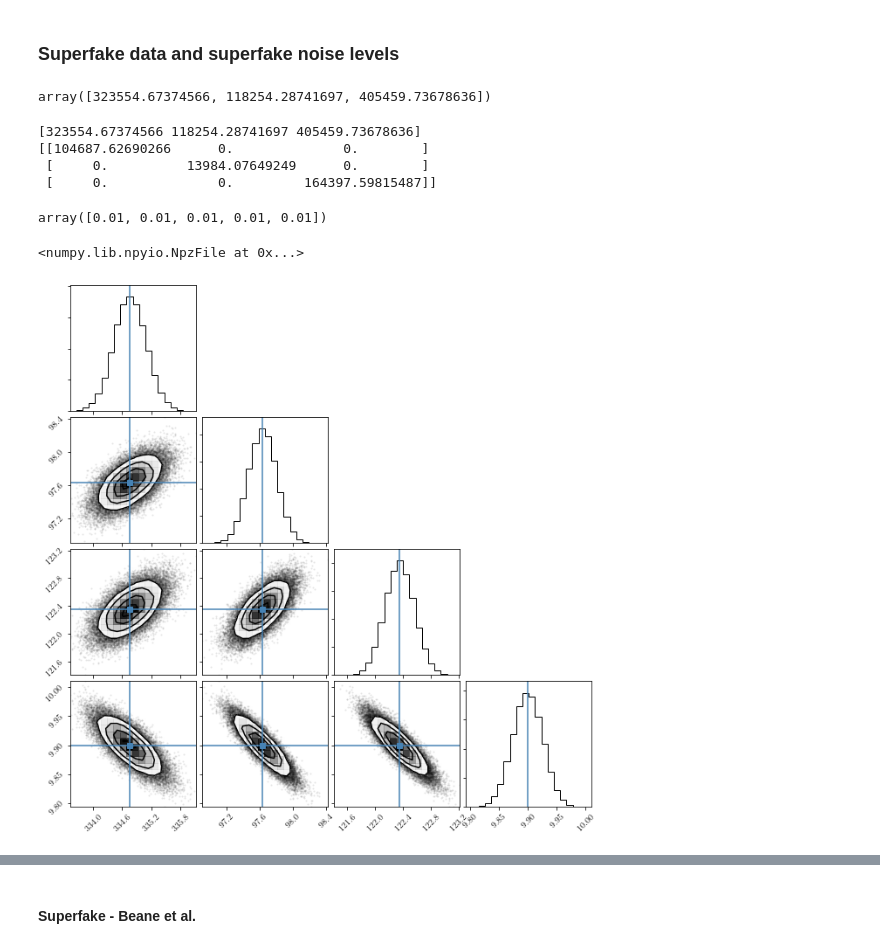
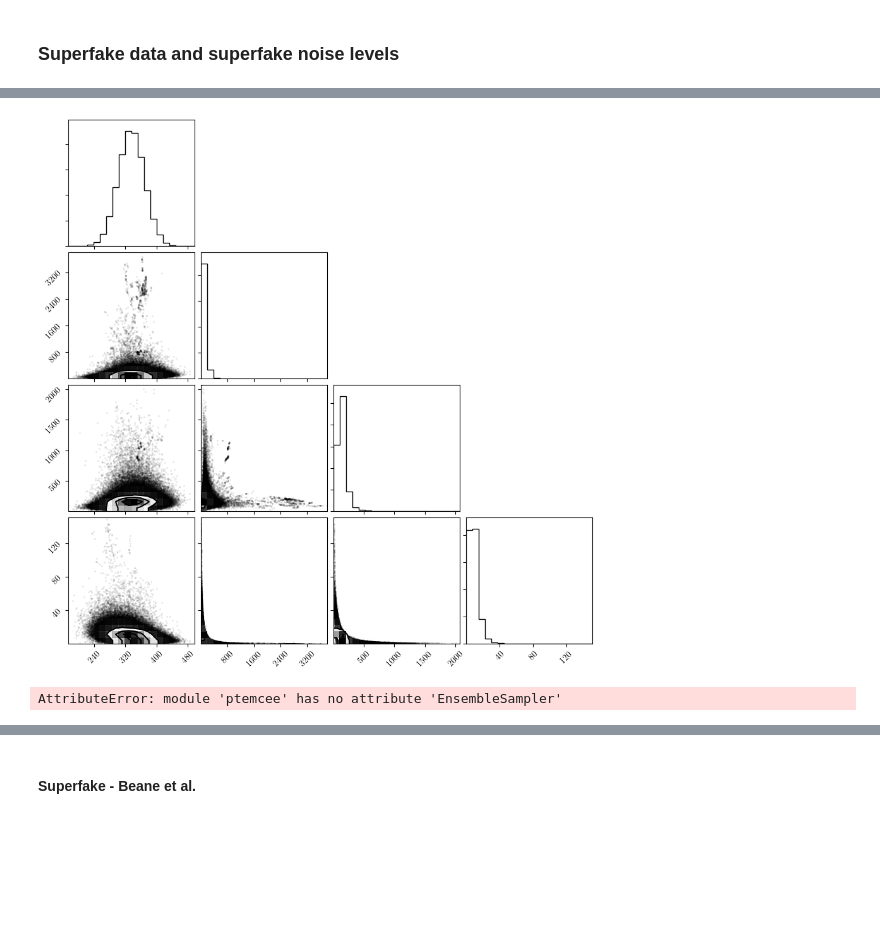
Before and after one commit to lisaleemcb/deprism, a Jupyter notebook: generate_spectra.ipynb, the cells around one changed output, grey strips where cells are left out. Drawn from its saved outputs; the diff is of its cells as text; code cells hidden in the pictures; blank space fills up the shorter version.

```diff
--- a/generate_spectra.ipynb
+++ b/generate_spectra.ipynb
@@ -2003,30 +2003,8 @@ N_sf_con, n_sf_con = analysis.get_noise(k_indices, std_sf_con, params_sf['b_i'])
 N_sf_pess, n_sf_pess = analysis.get_noise(k_indices, std_sf_pess, params_sf['b_i'])
 
 #N = analysis.create_noise_matrix(k_indices, variances)
-# %%
-data_sf[1:-1]
-# %% [output]
-array([323554.67374566, 118254.28741697, 405459.73678636])
-# %%
-data = utils.fetch_data(k_indices, spectra_sf[1], b_0=params_sf['b_i'])[1:-1]
-print(data)
-N = analysis.estimate_errors(data, frac_error=.001)#[1:-1,1:-1]
-print(N)
-# %% [output]
-[323554.67374566 118254.28741697 405459.73678636]
-[[104687.62690266      0.              0.        ]
- [     0.          13984.07649249      0.        ]
- [     0.              0.         164397.59815487]]
-# %%
-np.sqrt(np.diag(analysis.estimate_errors(data_sf))) / data_sf
-# %% [output]
-array([0.01, 0.01, 0.01, 0.01, 0.01])
-# %%
-check = np.load('sf_results_p001_N001.npz')
-check
-# %% [output]
-<numpy.lib.npyio.NpzFile at 0x...>
-# %%
-fig = corner.corner(check['samples'], truths=p_sf_tot[:-1])
-# %% [output]
-[figure, removed]
+# %%
+check = np.load('sf_results_p1_N25.npz')
+
+fig = corner.corner(check['samples'])
+# %% [output]
@@ -2032,0 +2014 @@ fig = corner.corner(check['samples'], truths=p_sf_tot[:-1])
+[figure, added]
@@ -2032,0 +2017,12 @@ fig = corner.corner(check['samples'], truths=p_sf_tot[:-1])
+# %%
+def log_prob(x, ivar):
+    return -0.5 * np.sum(ivar * x ** 2)
+
+ndim, nwalkers = 5, 100
+ivar = 1. / np.random.rand(ndim)
+p0 = np.random.randn(nwalkers, ndim)
+
+sampler = ptemcee.EnsembleSampler(nwalkers, ndim, log_prob, args=[ivar])
+sampler.run_mcmc(p0, 10000)
+# %% [output]
+AttributeError: module 'ptemcee' has no attribute 'EnsembleSampler'
```
Also changed, not shown: parts of 70 cells of this notebook, 4 other files.
